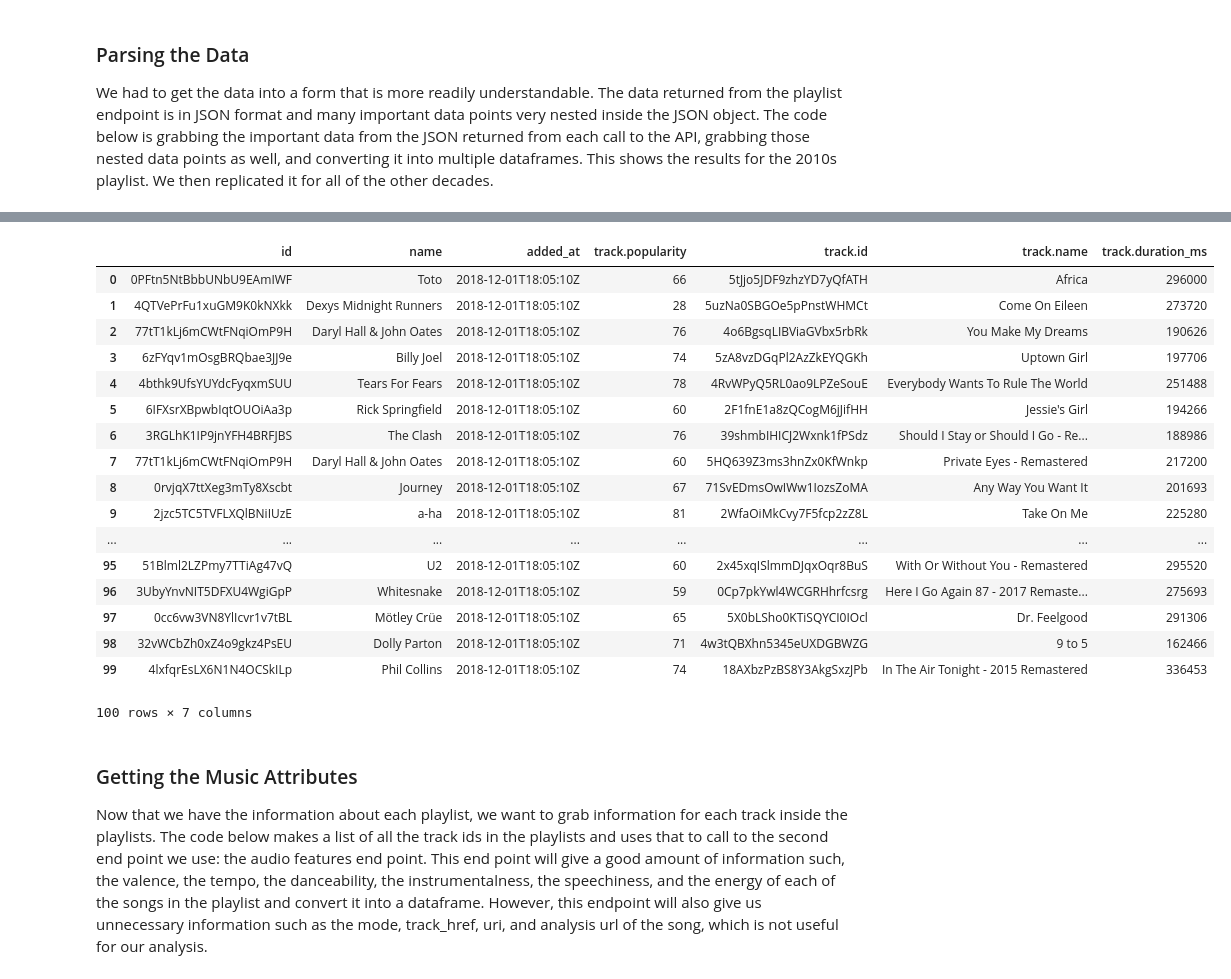
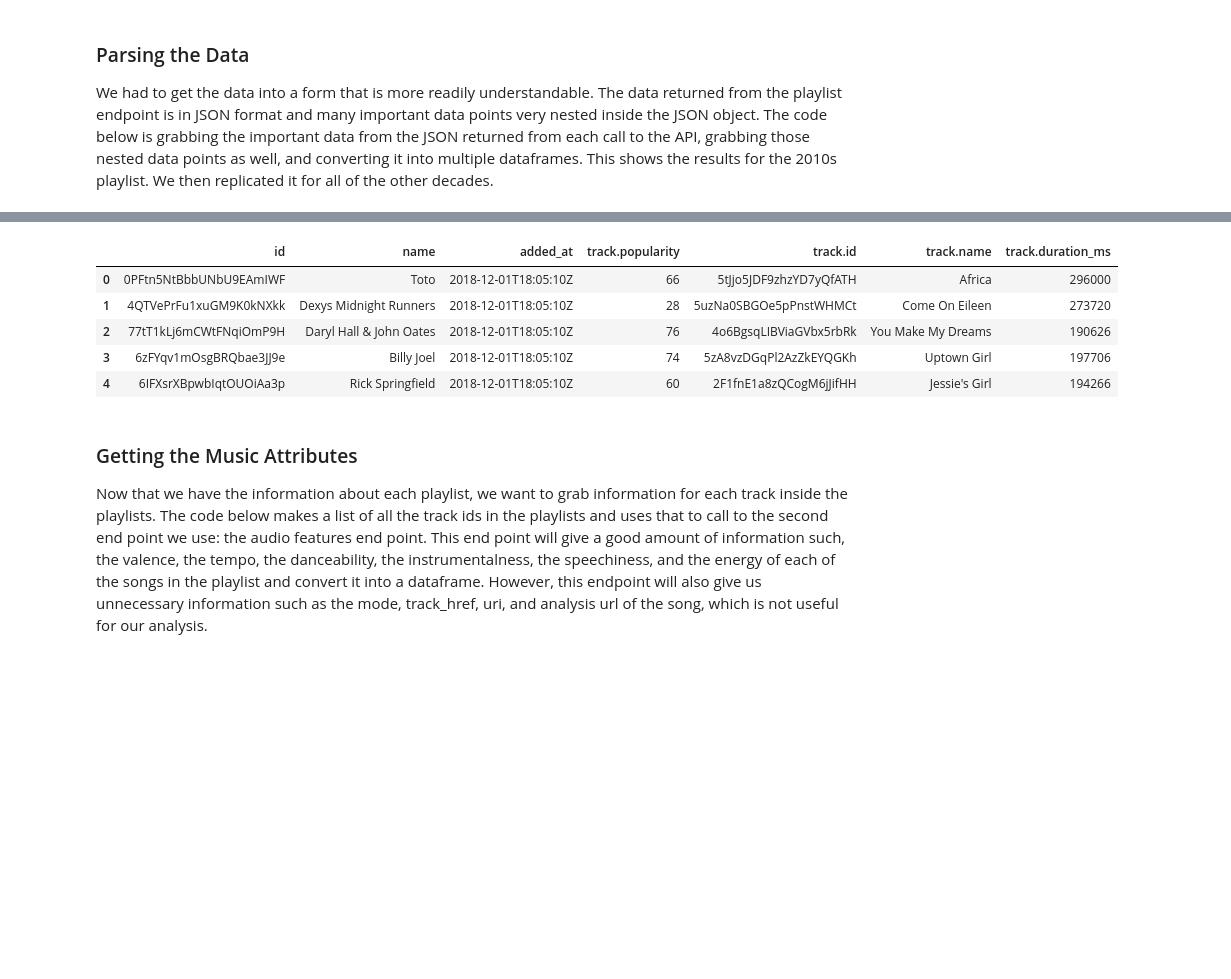
Before and after one commit to hackerman084/MusicOverTheDecades, a Jupyter notebook: Spotify_Final_Astha.ipynb, the cells around one changed output, grey strips where cells are left out. Saved outputs shown, nothing was run; the diff lists cells and outputs as text; code cells hidden in the pictures; blank space fills up the shorter version.

```diff
--- a/Spotify_Final_Astha.ipynb
+++ b/Spotify_Final_Astha.ipynb
@@ -79,7 +79,7 @@ Afterwards, store the tokens within variables.
 # %%
 # https://developer.spotify.com/console/get-playlist-tracks/?playlist_id=37i9dQZF1DX5Ejj0EkURtP&market=&fields=&limit=&offset=
 # use above website to generate token
-token = "BQByHlUq7rYFTmMjyQyo6AuLP9YVddXobQ7Ct0ynaOFuBO6TBfWckTG-dypBNZrymZtDKiO8h0lLfJ1hPnDWr_bP_zgTyfFbOgok8fEf_5BGsZmyxrcHvt6GO8dabwDabPKLcCbJUtI_HH96_Q"
+token = "BQBHofH0ofj5PCnzD0he_SNu8ct2FpJVbnPsNs0Pg5SLfwAsDdNn64Mg7-NhJwp1-SzPKdPIjMmq4u_BqjAY4FbHQeh9OnRAhAjQabPlm4ukIFdrYBm0S-o1wlK37u75zXY_SOE8pV6xSeh2EQ"
 # https://genius.com/api-clients ==> use this website to generate token
 genius_token = 'V3BxSvKtWKcSlonUDfqeKWZmRKK3qjGyAGJCRqxm8awvuWI65nm7WFrYmnn3acIu'
 
@@ -132,47 +120,35 @@ playlists_10 = playlists_10.drop(columns=['external_urls', 'href', 'type', 'uri'
 json_data_00 = r_00s.json()
 playlists_00 = json_normalize(json_data_00["tracks"]["items"], [['track', 'artists']], ['added_at', ['track', 'popularity'], ['track', 'id'], ['track', 'name'], ['track', 'duration_ms']], errors='ignore')
 playlists_00 = playlists_00.drop(columns=['external_urls', 'href', 'type', 'uri'])
 
 json_data_90 = r_90s.json()
 playlists_90 = json_normalize(json_data_90["tracks"]["items"], [['track', 'artists']], ['added_at', ['track', 'popularity'], ['track', 'id'], ['track', 'name'], ['track', 'duration_ms']], errors='ignore')
 playlists_90 = playlists_90.drop(columns=['external_urls', 'href', 'type', 'uri'])
 
 json_data_80 = r_80s.json()
 playlists_80 = json_normalize(json_data_80["tracks"]["items"], [['track', 'artists']], ['added_at', ['track', 'popularity'], ['track', 'id'], ['track', 'name'], ['track', 'duration_ms']], errors='ignore')
 playlists_80 = playlists_80.drop(columns=['external_urls', 'href', 'type', 'uri'])
 
 json_data_70 = r_70s.json()
 playlists_70 = json_normalize(json_data_70["tracks"]["items"], [['track', 'artists']], ['added_at', ['track', 'popularity'], ['track', 'id'], ['track', 'name'], ['track', 'duration_ms']], errors='ignore')
 playlists_70 = playlists_70.drop(columns=['external_urls', 'href', 'type', 'uri'])
 
 json_data_60 = r_60s.json()
 playlists_60 = json_normalize(json_data_60["tracks"]["items"], [['track', 'artists']], ['added_at', ['track', 'popularity'], ['track', 'id'], ['track', 'name'], ['track', 'duration_ms']], errors='ignore')
 playlists_60 = playlists_60.drop(columns=['external_urls', 'href', 'type', 'uri'])
 
 json_data_50 = r_50s.json()
 playlists_50 = json_normalize(json_data_50["tracks"]["items"], [['track', 'artists']], ['added_at', ['track', 'popularity'], ['track', 'id'], ['track', 'name'], ['track', 'duration_ms']], errors='ignore')
 playlists_50 = playlists_50.drop(columns=['external_urls', 'href', 'type', 'uri'])
 
-playlists_80
+playlists_80.head()
 # %% [output]
 |  | id | name | added_at | track.popularity | track.id | track.name | track.duration_ms |
 | 0 | 0PFtn5NtBbbUNbU9EAmIWF | Toto | 2018-12-01T18:05:10Z | 66 | 5tJjo5JDF9zhzYD7yQfATH | Africa | 296000 |
 | 1 | 4QTVePrFu1xuGM9K0kNXkk | Dexys Midnight Runners | 2018-12-01T18:05:10Z | 28 | 5uzNa0SBGOe5pPnstWHMCt | Come On Eileen | 273720 |
 | 2 | 77tT1kLj6mCWtFNqiOmP9H | Daryl Hall & John Oates | 2018-12-01T18:05:10Z | 76 | 4o6BgsqLIBViaGVbx5rbRk | You Make My Dreams | 190626 |
 | 3 | 6zFYqv1mOsgBRQbae3JJ9e | Billy Joel | 2018-12-01T18:05:10Z | 74 | 5zA8vzDGqPl2AzZkEYQGKh | Uptown Girl | 197706 |
-| 4 | 4bthk9UfsYUYdcFyqxmSUU | Tears For Fears | 2018-12-01T18:05:10Z | 78 | 4RvWPyQ5RL0ao9LPZeSouE | Everybody Wants To Rule The World | 251488 |
-| 5 | 6IFXsrXBpwbIqtOUOiAa3p | Rick Springfield | 2018-12-01T18:05:10Z | 60 | 2F1fnE1a8zQCogM6jJifHH | Jessie's Girl | 194266 |
-| 6 | 3RGLhK1IP9jnYFH4BRFJBS | The Clash | 2018-12-01T18:05:10Z | 76 | 39shmbIHICJ2Wxnk1fPSdz | Should I Stay or Should I Go - Re... | 188986 |
-| 7 | 77tT1kLj6mCWtFNqiOmP9H | Daryl Hall & John Oates | 2018-12-01T18:05:10Z | 60 | 5HQ639Z3ms3hnZx0KfWnkp | Private Eyes - Remastered | 217200 |
-| 8 | 0rvjqX7ttXeg3mTy8Xscbt | Journey | 2018-12-01T18:05:10Z | 67 | 71SvEDmsOwIWw1IozsZoMA | Any Way You Want It | 201693 |
-| 9 | 2jzc5TC5TVFLXQlBNiIUzE | a-ha | 2018-12-01T18:05:10Z | 81 | 2WfaOiMkCvy7F5fcp2zZ8L | Take On Me | 225280 |
-| ... | ... | ... | ... | ... | ... | ... | ... |
-| 95 | 51Blml2LZPmy7TTiAg47vQ | U2 | 2018-12-01T18:05:10Z | 60 | 2x45xqISlmmDJqxOqr8BuS | With Or Without You - Remastered | 295520 |
-| 96 | 3UbyYnvNIT5DFXU4WgiGpP | Whitesnake | 2018-12-01T18:05:10Z | 59 | 0Cp7pkYwl4WCGRHhrfcsrg | Here I Go Again 87 - 2017 Remaste... | 275693 |
-| 97 | 0cc6vw3VN8YlIcvr1v7tBL | Mötley Crüe | 2018-12-01T18:05:10Z | 65 | 5X0bLSho0KTiSQYCI0IOcl | Dr. Feelgood | 291306 |
-| 98 | 32vWCbZh0xZ4o9gkz4PsEU | Dolly Parton | 2018-12-01T18:05:10Z | 71 | 4w3tQBXhn5345eUXDGBWZG | 9 to 5 | 162466 |
-| 99 | 4lxfqrEsLX6N1N4OCSkILp | Phil Collins | 2018-12-01T18:05:10Z | 74 | 18AXbzPzBS8Y3AkgSxzJPb | In The Air Tonight - 2015 Remastered | 336453 |
+| 4 | 6IFXsrXBpwbIqtOUOiAa3p | Rick Springfield | 2018-12-01T18:05:10Z | 60 | 2F1fnE1a8zQCogM6jJifHH | Jessie's Girl | 194266 |
-100 rows × 7 columns
 # %% [markdown]
 ### Getting the Music Attributes
 Now that we have the information about each playlist, we want to grab information for each track inside the playlists. The code below makes a list of all the track ids in the playlists and uses that to call to the second end point we use: the audio features end point. This end point will give a good amount of information such, the valence, the tempo, the danceability, the instrumentalness, the speechiness, and the energy of each of the songs in the playlist and convert it into a dataframe. However, this endpoint will also give us unnecessary information such as the mode, track_href, uri, and analysis url of the song, which is not useful for our analysis.
```
Also changed, not shown: parts of 15 cells of this notebook, 1 other file.
